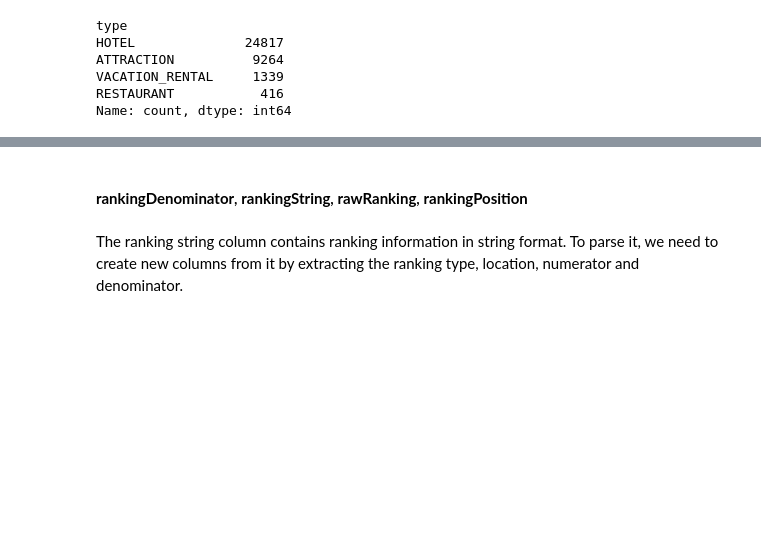
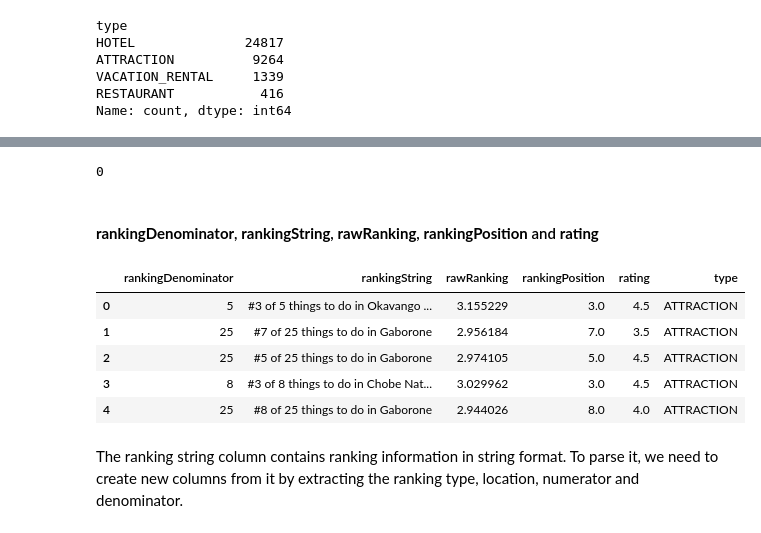
Before and after one commit to R3TR0Quan/travel-destination-recommendation-sys, a Jupyter notebook: misc_notebooks/kane.ipynb, the cells around one changed output, grey strips where cells are left out. Cells and saved outputs as stored; diff of their text form; code cells hidden in the pictures; blank space fills up the shorter version.

```diff
--- a/misc_notebooks/kane.ipynb
+++ b/misc_notebooks/kane.ipynb
@@ -282,5 +300,18 @@ df.head()
+# %%
+df['amenities'].isna().sum()
+# %% [output]
+0
 # %% [markdown]
-#### **rankingDenominator**, **rankingString**, **rawRanking**, **rankingPosition**
+#### **rankingDenominator**, **rankingString**, **rawRanking**, **rankingPosition** and **rating**
+# %%
+df.head()[['rankingDenominator', 'rankingString', 'rawRanking', 'rankingPosition', 'rating', 'type']]
+# %% [output]
+|  | rankingDenominator | rankingString | rawRanking | rankingPosition | rating | type |
+| 0 | 5 | #3 of 5 things to do in Okavango ... | 3.155229 | 3.0 | 4.5 | ATTRACTION |
+| 1 | 25 | #7 of 25 things to do in Gaborone | 2.956184 | 7.0 | 3.5 | ATTRACTION |
+| 2 | 25 | #5 of 25 things to do in Gaborone | 2.974105 | 5.0 | 4.5 | ATTRACTION |
+| 3 | 8 | #3 of 8 things to do in Chobe Nat... | 3.029962 | 3.0 | 4.5 | ATTRACTION |
+| 4 | 25 | #8 of 25 things to do in Gaborone | 2.944026 | 8.0 | 4.0 | ATTRACTION |
 # %% [markdown]
 The ranking string column contains ranking information in string format. To parse it, we need to create new columns from it by extracting the ranking type, location, numerator and denominator.
 # %%
```
Also changed, not shown: parts of 12 cells of this notebook.
